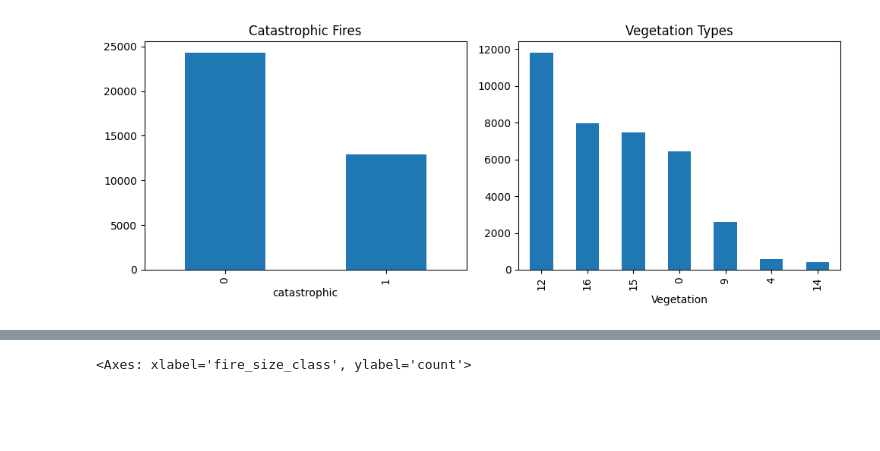
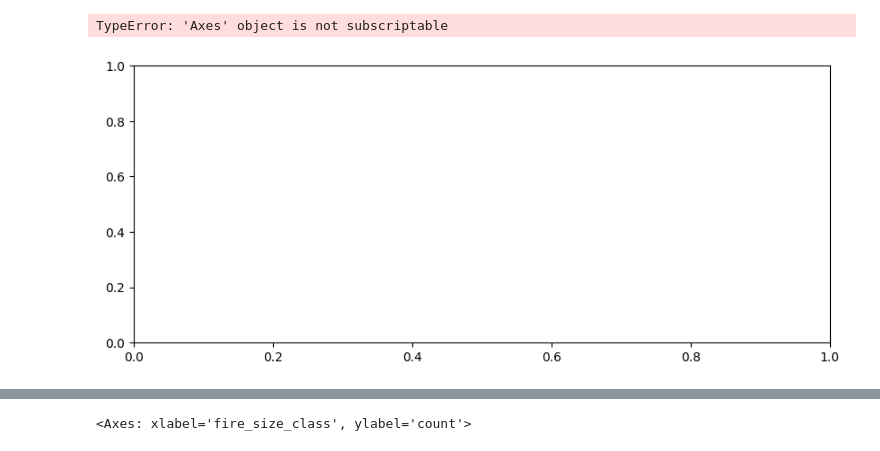
Before and after one commit to leonkriesmair/BigDataProject, a Jupyter notebook: notebooks/DescriptiveAnalysis.ipynb, the cells around one changed output, grey strips where cells are left out. Cells and saved outputs as stored; diff of their text form; code cells hidden in the pictures; blank space fills up the shorter version.

```diff
--- a/notebooks/DescriptiveAnalysis.ipynb
+++ b/notebooks/DescriptiveAnalysis.ipynb
@@ -56,0 +101,25 @@ plt.show()
+# %%
+veg_map = {
+    0: "Unknown",
+    4: "Temperate Forest",
+    9: "Grassland/Steppe",
+    12: "Open Shrubland",
+    14: "Desert",
+    15: "Polar Desert/Rock/Ice",
+    16: "Tropical Forest"
+}
+
+# Map vegetation labels
+df['Vegetation_Label'] = df['Vegetation'].map(veg_map)
+
+# Create a single subplot
+fig, ax = plt.subplots(figsize=(15, 5))
+
+# Plot bar chart
+df["Vegetation_Label"].value_counts().plot(kind="bar", ax=ax)
+ax.set_title("Vegetation Types")
+ax.set_xlabel("Vegetation Category")
+ax.set_ylabel("Count")
+
+plt.tight_layout()
+plt.show()
@@ -57,15 +128,12 @@ plt.show()
 # %%
-# Create subplots
-fig, axes = plt.subplots(1, 2, figsize=(10, 4))
+
+fig, axes = plt.subplots(1, figsize=(10, 4))
 
 # Plot the first bar chart
 df["catastrophic"].value_counts().plot(kind="bar", ax=axes[0], title="Catastrophic Fires")
 
-# Plot the second bar chart
-df["Vegetation"].value_counts().plot(kind="bar", ax=axes[1], title="Vegetation Types")
-
-# Improve layout
 plt.tight_layout()
 plt.show()
 # %% [output]
+TypeError: 'Axes' object is not subscriptable
-[figure, old version]
+[figure, new version]
```
Also changed, not shown: parts of 16 cells of this notebook.
